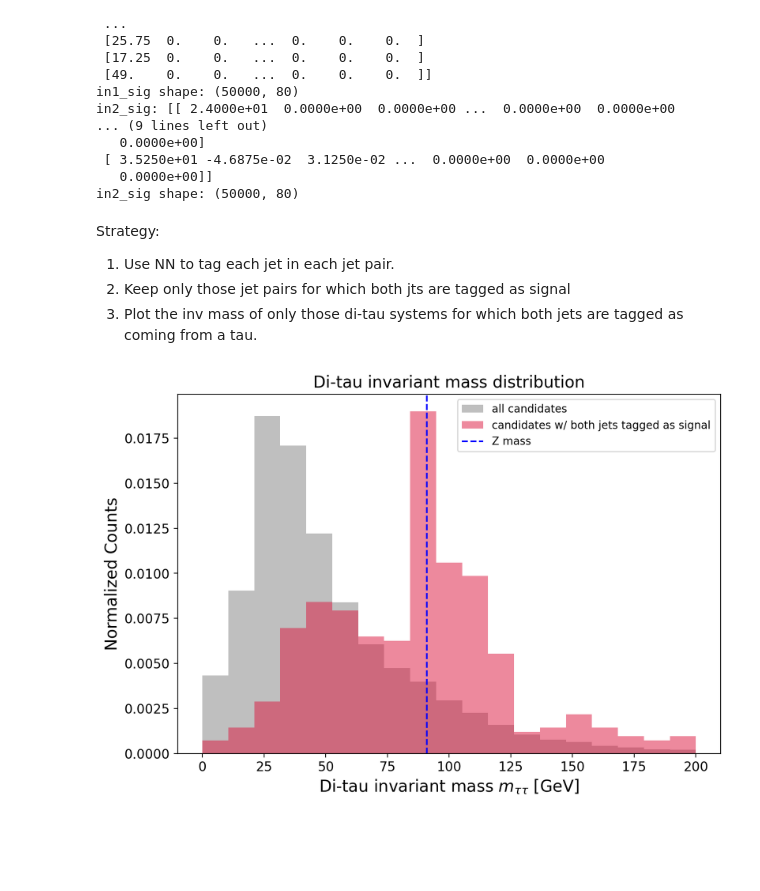
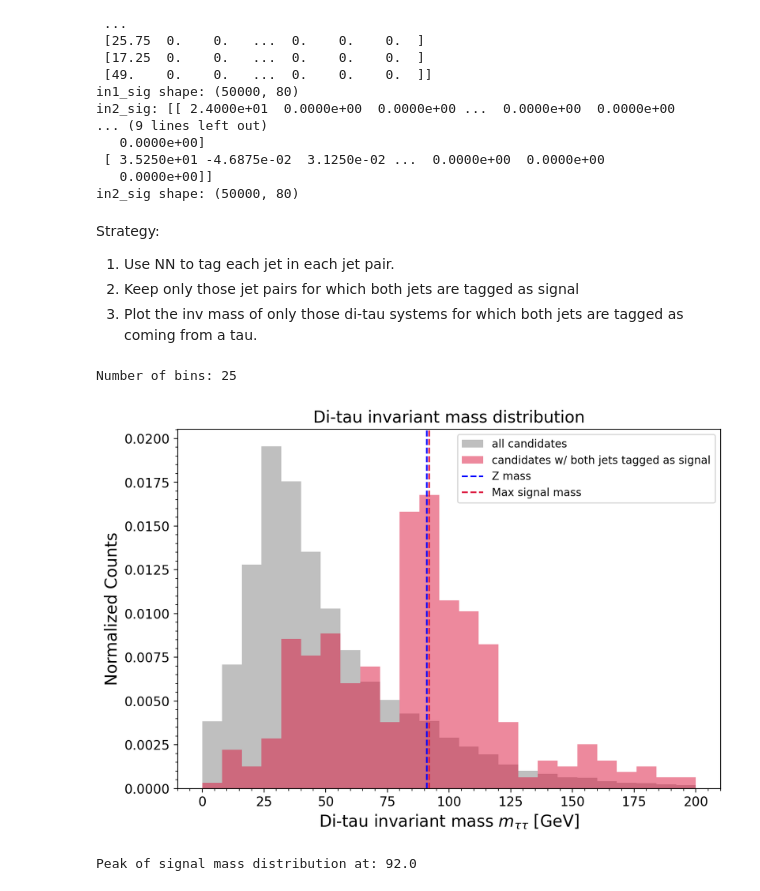
Before and after one commit to roy-cruz/MLPhysics_Course, a Jupyter notebook: psets/pset1/1_LHC_physics.ipynb, the cells around one changed output. Cells and saved outputs as stored; diff of their text form; code cells hidden in the pictures; blank space fills up the shorter version.

Commit message:
Add proper bin number computation in final plot of pset1

```diff
--- a/psets/pset1/1_LHC_physics.ipynb
+++ b/psets/pset1/1_LHC_physics.ipynb
@@ -572,31 +576,58 @@ in2_sig shape: (50000, 80)
 # %% [markdown]
 Strategy:
 1. Use NN to tag each jet in each jet pair.
-2. Keep only those jet pairs for which both jts are tagged as signal
+2. Keep only those jet pairs for which both jets are tagged as signal
 3.  Plot the inv mass of only those di-tau systems for which both jets are tagged as coming from a tau.
 # %%
 threshold = 0.5
 
 # STEP 1
 in1_mix_scores = model(in1_mix).detach().numpy()
 in2_mix_scores = model(in2_mix).detach().numpy()
 
 in1_mix_tag = in1_mix_scores > threshold
 in2_mix_tag = in2_mix_scores > threshold
 di_tau_tag = (in1_mix_tag & in2_mix_tag).flatten()
 
 # STEP 2
 m_mix_sigtagged = m_mix.detach().numpy()[di_tau_tag]
 
 # STEP 3
-bins = np.linspace(0, 200, 20)
+def rice_optimal_bins(data: np.array) -> int:
+    """ The Rice rule for optimal bin selection
+    Parameters:
+        data (np.array) - a one-dimensional array with data
+    Returns:
+        nbins (int) - number of bins
+    Function from: https://medium.com/@maxmarkovvision/optimal-number-of-bins-for-histograms-3d7c48086fde
+    """
+    import math
+    assert data.ndim == 1
+    n = data.size
+    width = 2 * n**(1./3)
+
+    nbins = math.ceil((data.max() - data.min()) / width)
+    nbins = max(1, nbins)
+
+    return nbins
+
+
+bins = np.linspace(0, 200, rice_optimal_bins(m_mix_sigtagged))
+print("Number of bins:", len(bins)-1)
 plt.hist(m_mix.detach().numpy(), bins=bins, color="grey", label="all candidates", alpha=0.5, density=True)
 plt.hist(m_mix_sigtagged, bins=bins, color="crimson", label="candidates w/ both jets tagged as signal", alpha=0.5, density=True)
 plt.xlabel(r"Di-tau invariant mass $m_{\tau\tau}$ [GeV]")
 plt.ylabel(r"Normalized Counts")
+# Add minor ticks
+plt.minorticks_on()
 plt.axvline(91, color="blue", linestyle="--", label="Z mass")
+plt.axvline(bins[np.argmax(np.histogram(m_mix_sigtagged, bins=bins)[0])] + 0.5 * (bins[1] - bins[0]), color="crimson", linestyle="--", label="Max signal mass")
 plt.title("Di-tau invariant mass distribution")
 plt.legend(fontsize=10)
 plt.show()
+
+print(f"Peak of signal mass distribution at: {bins[np.argmax(np.histogram(m_mix_sigtagged, bins=bins)[0])] + 0.5 * (bins[1] - bins[0])}")
 # %% [output]
+Number of bins: 25
-[figure, old version]
+[figure, new version]
+Peak of signal mass distribution at: 92.0
```
Also changed, not shown: parts of 2 cells of this notebook.
